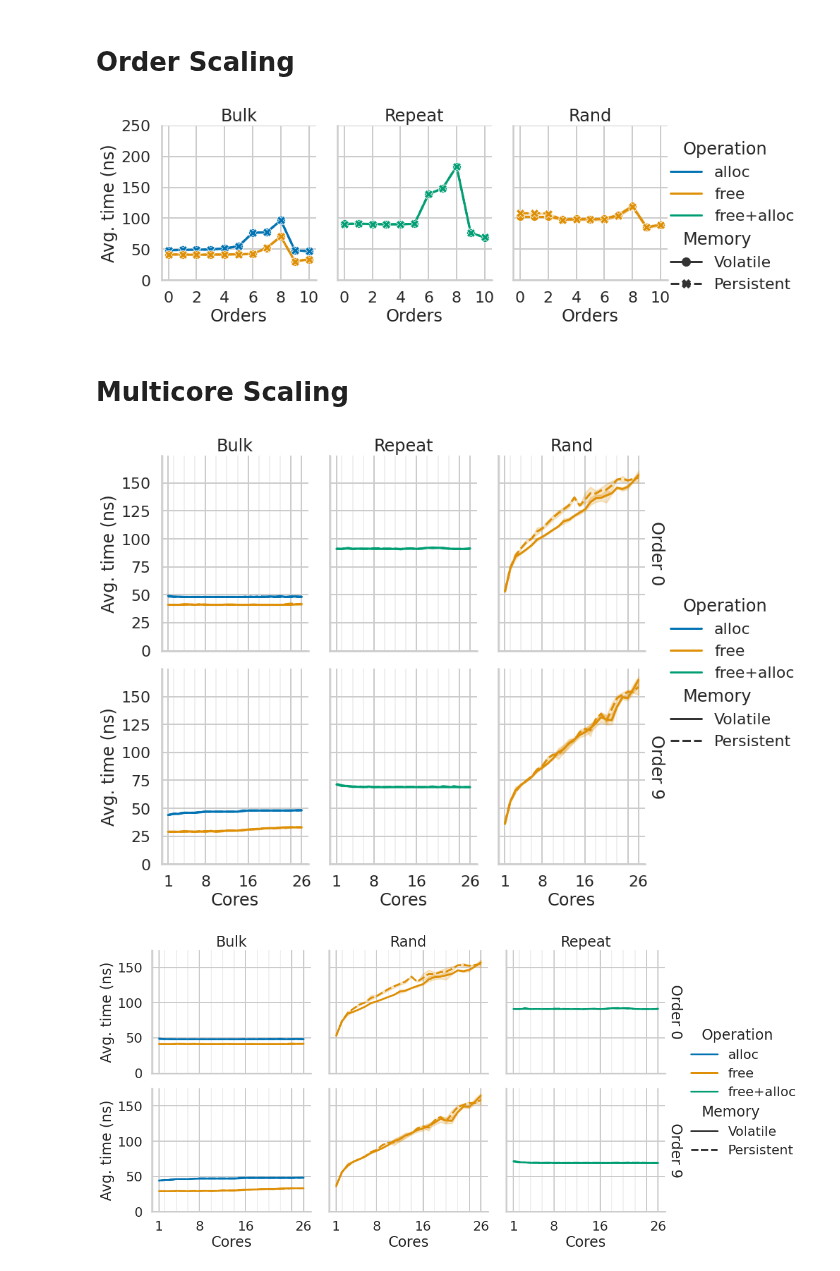
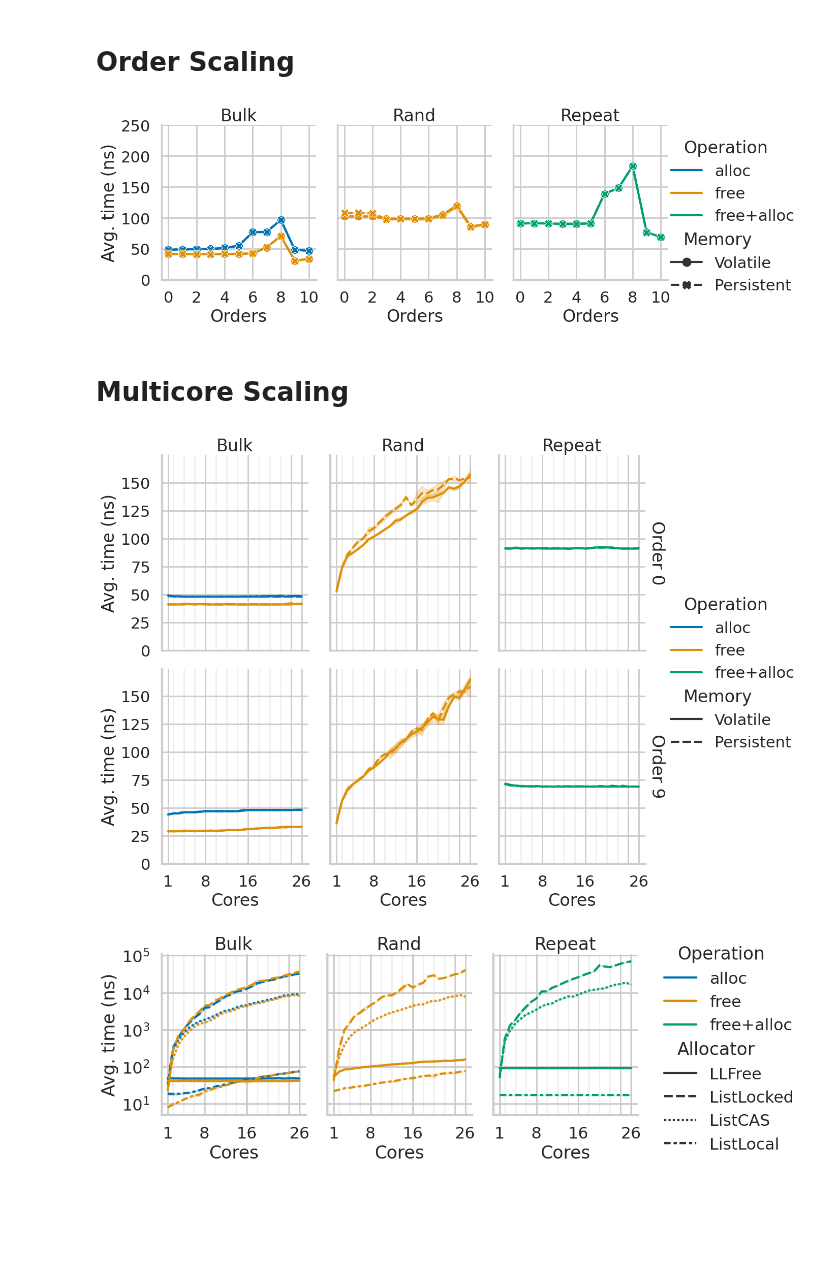
Before and after one commit to luhsra/llfree-bench, a Jupyter notebook: allocator.ipynb, the cells around one changed output. Drawn from its saved outputs; the diff is of its cells as text; code cells hidden in the pictures; blank space fills up the shorter version.

Commit message:
:art: Reorder random and repeat benchmarks

```diff
--- a/allocator.ipynb
+++ b/allocator.ipynb
@@ -12,9 +12,11 @@ sns.set_palette("colorblind")
 
 volatile_locked = Path("allocator/latest-lock")
 volatile_orders = Path("allocator/latest-dram-o")
-volatile_cores = Path("allocator/230216-161802-dram-c")
+volatile_cores = Path("allocator/latest-dram-c")
 peristent_orders = Path("allocator/latest-nvram-o")
 peristent_cores = Path("allocator/latest-nvram-c")
+
+col_order = ["Bulk", "Rand", "Repeat"]
 
 
 def read_orders(dir: str, orders: List[int]) -> pd.DataFrame:
@@ -74,7 +76,7 @@ pgd = data[["bench", "order", "cores", "Memory", "alloc", "free", "free+alloc"]]
     value_vars=["alloc", "free", "free+alloc"], value_name="time", var_name="Operation")
 
 with sns.plotting_context("poster"):
-    g = sns.FacetGrid(data=pgd, col="bench", height=5, aspect=0.8)
+    g = sns.FacetGrid(data=pgd, col="bench", col_order=col_order, height=5, aspect=0.8)
     g.map_dataframe(sns.lineplot, x="order", y="time",
                     markers=True, hue="Operation", style="Memory")
     g.add_legend(adjust_subtitles=True)
@@ -89,7 +91,7 @@ with sns.plotting_context("poster"):
 
 save_dref("llfree_orders", ["Memory", "bench", "order", "cores", "Operation"], pgd)
 # %% [output]
-[figure, old version]
+[figure, new version]
 # %% [markdown]
 # Multicore Scaling
 # %%
@@ -104,7 +106,7 @@ pgd = data[["bench", "order", "cores", "Memory", "alloc", "free", "free+alloc"]]
     value_vars=["alloc", "free", "free+alloc"], value_name="time", var_name="Operation")
 
 with sns.plotting_context("poster"):
-    g = sns.FacetGrid(data=pgd, row="order", col="bench",
+    g = sns.FacetGrid(data=pgd, row="order", col="bench", col_order=col_order,
                       height=5, aspect=0.8, margin_titles=True)
     g.map_dataframe(sns.lineplot, x="cores", y="time",
                     style="Memory", hue="Operation")
@@ -126,37 +128,38 @@ with sns.plotting_context("poster"):
 
 save_dref("llfree_cores", ["Memory", "bench", "order", "cores", "Operation"], pgd)
 # %% [output]
-[figure, old version]
+[figure, new version]
 # %%
-data_v = read_all_bench(volatile_cores, [0, 9])
-data_v["Memory"] = "Volatile"
-data_p = read_all_bench(peristent_cores, [0, 9])
-data_p["Memory"] = "Persistent"
+data_v = read_all_bench(volatile_cores, [0])
+data_v["Allocator"] = "LLFree"
+data_vl = read_all_bench(volatile_locked, [0])
 
-data = pd.concat([data_v, data_p])
-pgd = data[["bench", "order", "cores", "Memory", "alloc", "free", "free+alloc"]].melt(
-    id_vars=["bench", "order", "cores", "Memory"],
+data = pd.concat([data_v, data_vl])
+pgd = data[["bench", "cores", "Allocator", "alloc", "free", "free+alloc"]].melt(
+    id_vars=["bench", "cores", "Allocator"],
     value_vars=["alloc", "free", "free+alloc"], value_name="time", var_name="Operation")
 
 with sns.plotting_context("poster"):
-    g = sns.FacetGrid(data=pgd, row="order", col="bench", col_order=["Bulk", "Rand", "Repeat"],
-                      height=4, aspect=1.2, margin_titles=True)
+    g = sns.FacetGrid(data=pgd, col="bench", col_order=col_order,
+                      height=5, aspect=0.8, margin_titles=True)
     g.map_dataframe(sns.lineplot, x="cores", y="time",
-                    style="Memory", hue="Operation")
+                    style="Allocator", hue="Operation",
+                    style_order=["LLFree", "ListLocked", "ListCAS", "ListLocal"])
     g.add_legend(adjust_subtitles=True)
 
     g.set(xticks=[1, 8, 16, 24, 26])
+    g.set(xticklabels=[1, 8, 16, "", 26])
+    g.set(yscale="log")
     for ax in g.axes_dict.values():
         ax.set_xticks(list(range(0, 27, 2)), minor=True)
+        ax.set_yticks([], minor=True)
         ax.grid(which="minor", alpha=0.3)
-    g.set(xticklabels=[1, 8, 16, "", 26])
 
-    g.set(ylim=(0, None))
-    # g.set(ylim=(1, 10**5 * 1.5))
-    # g.set(yscale="log")
     g.set(ylabel="Avg. time (ns)")
     g.set(xlabel="Cores")
     g.set_titles(col_template="{col_name}", row_template="Order {row_name}")
-    g.savefig("out/llfree_cores_wide.pdf")
+    g.savefig("out/llfree_locked.pdf", bbox_inches="tight")
+
+save_dref("llfree_locked", ["Allocator", "bench", "cores", "Operation"], pgd[pgd["Allocator"] != "LLFree"])
 # %% [output]
-[figure, old version]
+[figure, new version]
```
Also changed, not shown: parts of 1 cell of this notebook, 6 other files.
